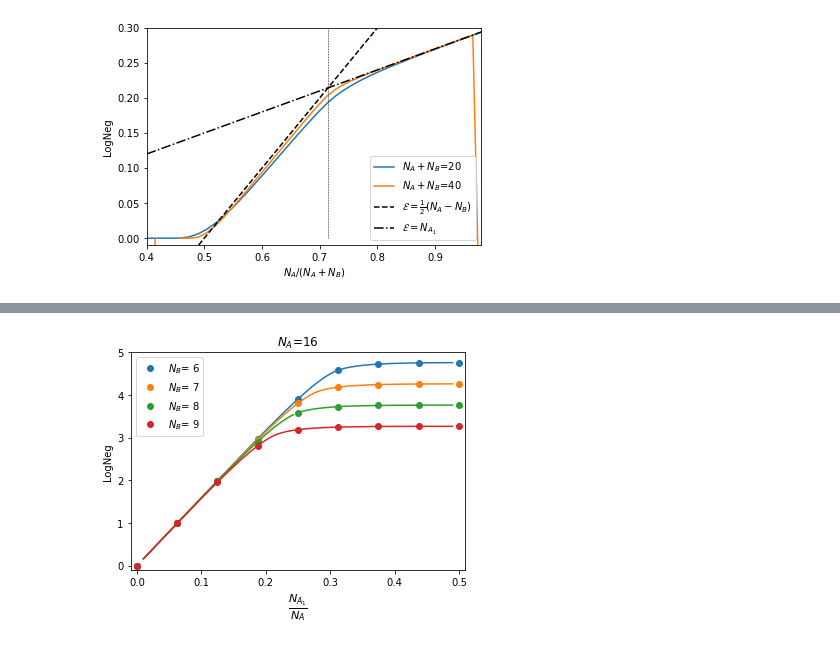
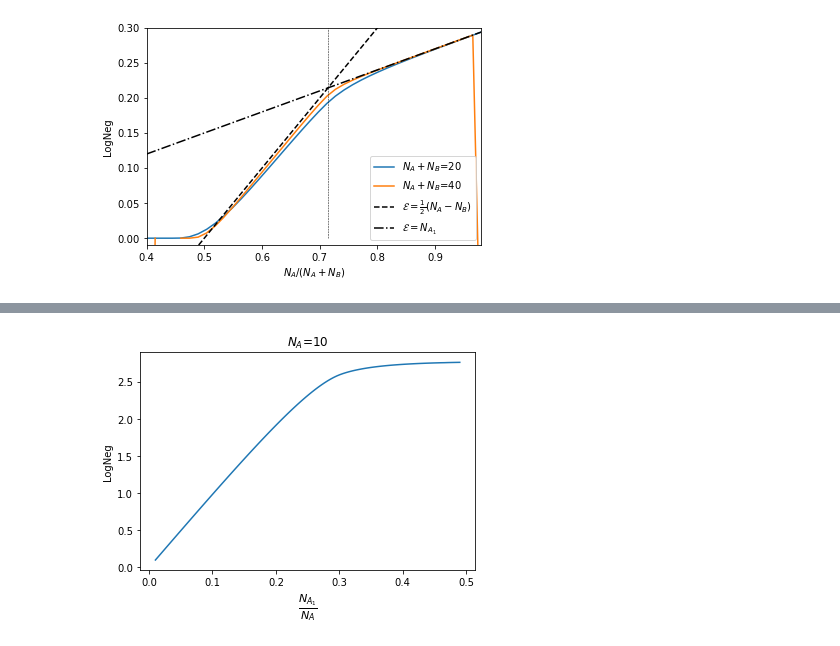
Before and after one commit to hassan-shap/RMT, a Jupyter notebook: Gz_cubic_Eqn.ipynb, the cells around one changed output, grey strips where cells are left out. Cells and saved outputs as stored; diff of their text form; code cells hidden in the pictures.

```diff
--- a/Gz_cubic_Eqn.ipynb
+++ b/Gz_cubic_Eqn.ipynb
@@ -264,9 +264,9 @@ plt.show()
 [figure]
 # %%
 r=2
-Na=16
-
-Nblist=np.arange(int(Na/2)-2,int(Na/2)+2)
+Na=10
+Nblist=[4]
+# Nblist=np.arange(int(Na/2)-2,int(Na/2)+2)
 out_dir = 'LN_figs/'
 
 logneg_q_avg= np.zeros((int(Na/2)+1,len(Nblist)))
@@ -276,14 +276,13 @@ logneg=np.zeros((len(R12_list),len(Nblist)))
 
 for i_c in range(len(Nblist)):
     Nb=Nblist[i_c]
-    f1= 'LN_r_%d_NA_%d_NB_%d.npz' % (r,Na,Nb)
-    fname = out_dir+f1
-    if path.exists(fname):
-        npzfile = np.load(fname)
-        neg_q=npzfile['logneg']
-        print('rand matrix averaged over %d reps' % (np.size(neg_q,1)))
-
-    logneg_q_avg[:,i_c]=np.log2(2*np.mean(neg_q,axis=1)+1)
+#     f1= 'LN_r_%d_NA_%d_NB_%d.npz' % (r,Na,Nb)
+#     fname = out_dir+f1
+#     if path.exists(fname):
+#         npzfile = np.load(fname)
+#         neg_q=npzfile['logneg']
+#         print('rand matrix averaged over %d reps' % (np.size(neg_q,1)))
+#     logneg_q_avg[:,i_c]=np.log2(2*np.mean(neg_q,axis=1)+1)
 
     for i_1 in range(len(R12_list)):
         R12=R12_list[i_1]
@@ -304,16 +296,16 @@ rand matrix averaged over 40 reps
 # %%
 plt.figure()
 
 for i_c in range(len(Nblist)):
     Nb=Nblist[i_c]
-    plt.plot(np.arange(0,int(Na)/2+1)/Na, logneg_q_avg[:,i_c], 'o',color='C%d' % (i_c),label='$N_B$= %d' % Nb)
+#     plt.plot(np.arange(0,int(Na)/2+1)/Na, logneg_q_avg[:,i_c], 'o',color='C%d' % (i_c),label='$N_B$= %d' % Nb)
     plt.plot(R12_list,logneg[:,i_c],'-',color='C%d' % (i_c))
 plt.title(r'$N_A$=%d' % (Na))
-plt.ylim(-0.1,5.)
-plt.xlim(-0.01,0.51)
+# plt.ylim(-0.1,5.)
+# plt.xlim(-0.01,0.51)
 plt.xlabel(r'$\frac{N_{A_1}}{N_A}$',fontsize=16)
 plt.ylabel('LogNeg')
-plt.legend()
+# plt.legend()
 plt.show()
 # %% [output]
-[figure, old version]
+[figure, new version]
```
Also changed, not shown: parts of 1 cell of this notebook, 4 other files.
